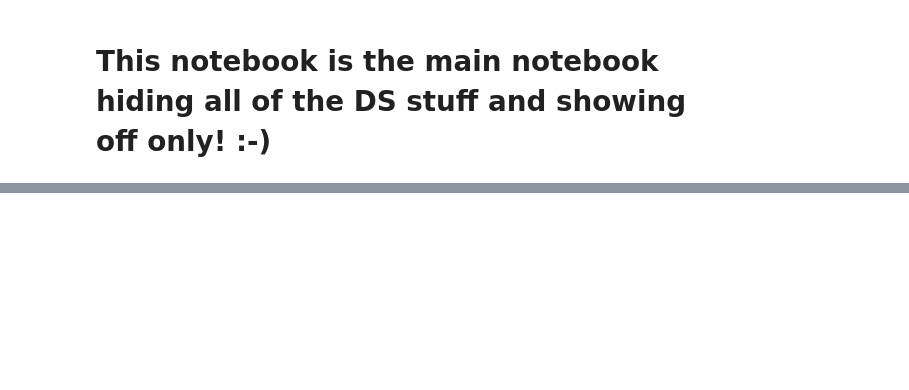
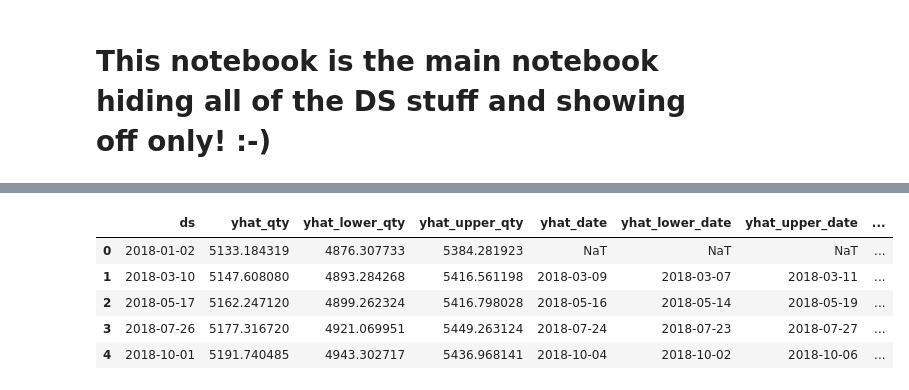
Before and after one commit to raphaelribard/Sales_forecasting, a Jupyter notebook: notebooks/6.0-rr-Main-Notebook-w-preds-n-optim.ipynb, the cells around one changed output, grey strips where cells are left out. Drawn from its saved outputs; the diff is of its cells as text; code cells hidden in the pictures; blank space fills up the shorter version.

```diff
--- a/notebooks/6.0-rr-Main-Notebook-w-preds-n-optim.ipynb
+++ b/notebooks/6.0-rr-Main-Notebook-w-preds-n-optim.ipynb
@@ -115,3 +95,12 @@ INFO:fbprophet:Disabling weekly seasonality. Run prophet with weekly_seasonality
 INFO:fbprophet:Disabling daily seasonality. Run prophet with daily_seasonality=True to override this.
 INFO:fbprophet:n_changepoints greater than number of observations.Using 0.
 ... (20 outputs left out)
+# %%
+preds.head()
+# %% [output]
+|  | ds | yhat_qty | yhat_lower_qty | yhat_upper_qty | yhat_date | yhat_lower_date | yhat_upper_date | ... |
+| 0 | 2018-01-02 | 5133.184319 | 4876.307733 | 5384.281923 | NaT | NaT | NaT | ... |
+| 1 | 2018-03-10 | 5147.608080 | 4893.284268 | 5416.561198 | 2018-03-09 | 2018-03-07 | 2018-03-11 | ... |
+| 2 | 2018-05-17 | 5162.247120 | 4899.262324 | 5416.798028 | 2018-05-16 | 2018-05-14 | 2018-05-19 | ... |
+| 3 | 2018-07-26 | 5177.316720 | 4921.069951 | 5449.263124 | 2018-07-24 | 2018-07-23 | 2018-07-27 | ... |
+| 4 | 2018-10-01 | 5191.740485 | 4943.302717 | 5436.968141 | 2018-10-04 | 2018-10-02 | 2018-10-06 | ... |
```
Also changed, not shown: parts of 3 cells of this notebook, 1 other file.
